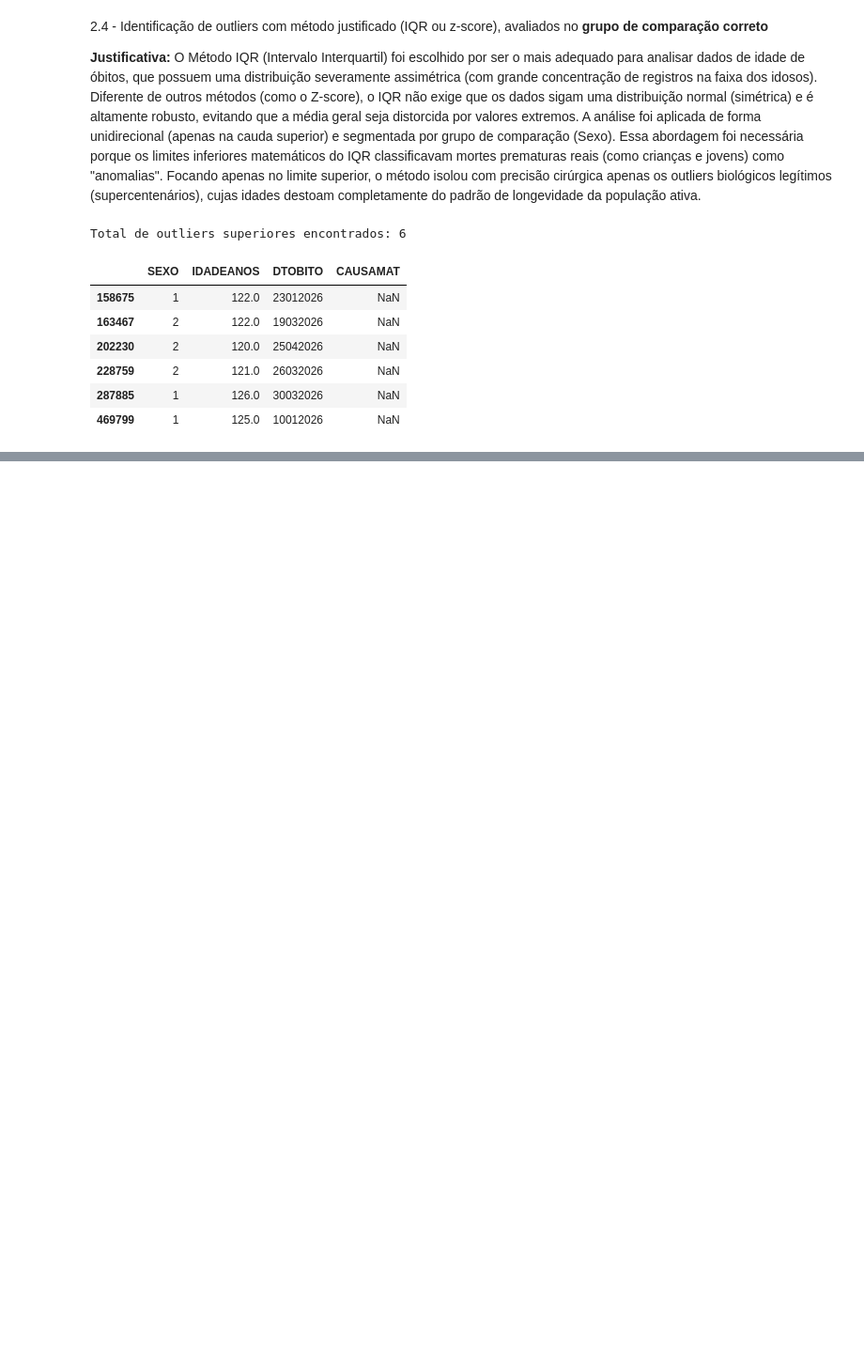
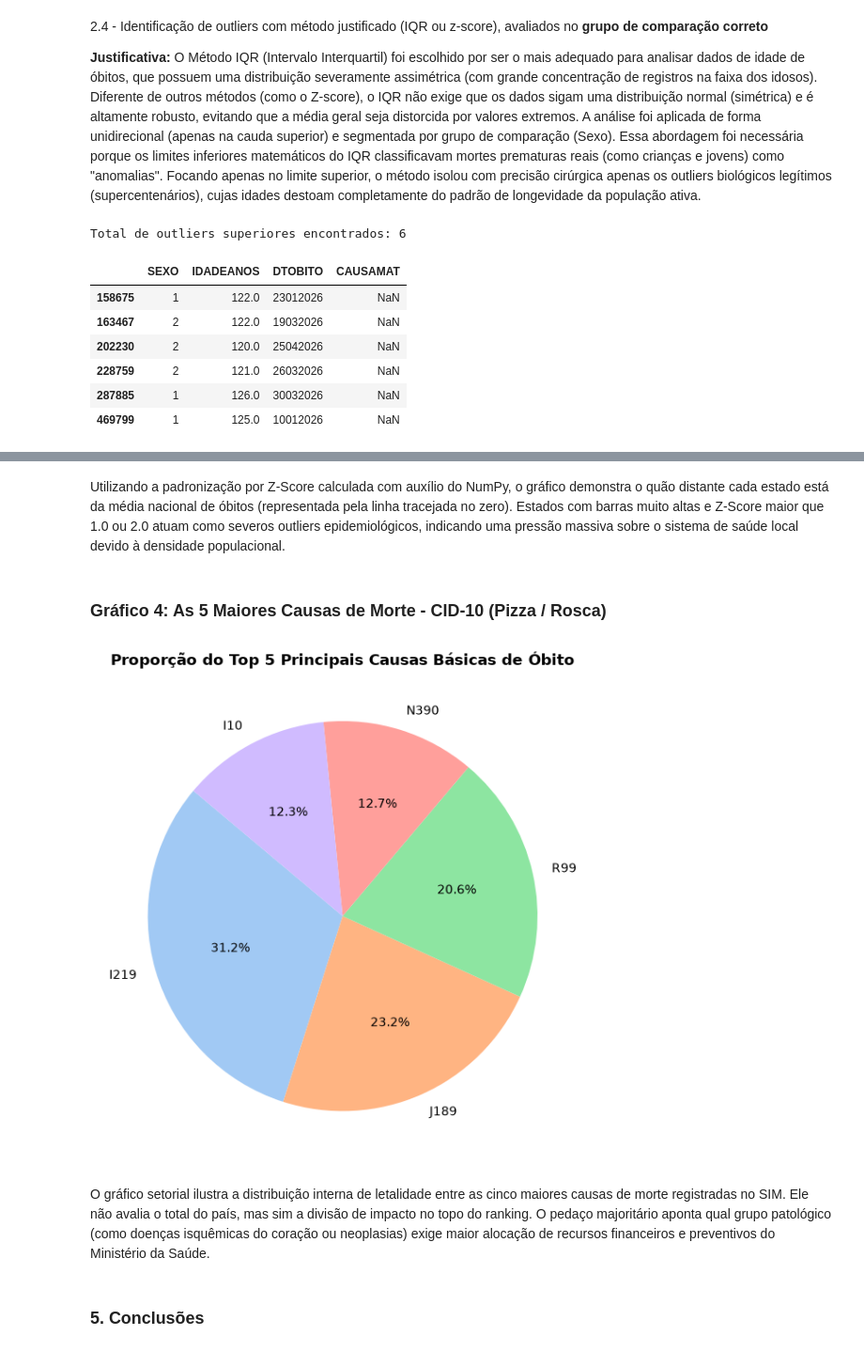
Before and after one commit to MatheusCabizuca/PROJETO_ADA_MODULO_1, a Jupyter notebook: notebooks/Projeto_Mortalidade_2026.ipynb, the cells around one changed output, grey strips where cells are left out. Shown at 94% size. Cells and saved outputs as stored; diff of their text form; code cells hidden in the pictures; blank space fills up the shorter version.

```diff
--- a/notebooks/Projeto_Mortalidade_2026.ipynb
+++ b/notebooks/Projeto_Mortalidade_2026.ipynb
@@ -367,0 +374,15 @@ mort_muni.head()
+# %%
+# --- 4. AS 5 MAIORES CAUSAS DE MORTE (CID-10) ---
+print("--- 4. AS 5 MAIORES CAUSAS DE MORTE (CID-10) ---")
+
+# Agrupando por código da causa básica (CID) para contar os óbitos e tirar a idade média
+causas_morte = mortalidade_completa.groupby('CAUSABAS').agg(
+    Total_Obitos=('DTOBITO', 'count'),
+    Idade_Media=('IDADEANOS', 'mean')
+).reset_index()
+
+# Ordenando para descobrir as 5 maiores causas
+maiores_causas = causas_morte.sort_values(by='Total_Obitos', ascending=False).head(5)
+
+# Exibe o resultado na tela
+maiores_causas
@@ -367,0 +397,20 @@ mort_muni.head()
+# %%
+cid_descricao = pd.read_excel('../dados/CID_DESCRICAO.xlsx')
+
+# 1. Garante que os códigos CID de ambas as tabelas não tenham espaços invisíveis
+maiores_causas['CAUSABAS'] = maiores_causas['CAUSABAS'].astype(str).str.strip()
+cid_descricao['CAUSABAS'] = cid_descricao['CAUSABAS'].astype(str).str.strip()
+
+# 2. Faz o cruzamento trazendo a coluna de descrição para o seu Top 5
+maiores_causas_com_nome = pd.merge(
+    maiores_causas,
+    cid_descricao[['CAUSABAS', 'DESCRICAO_CID']], # Traz apenas o código e o texto descritivo
+    on='CAUSABAS',
+    how='left'
+)
+
+# 3. Organiza as colunas de um jeito visualmente bonito para o relatório
+maiores_causas_com_nome = maiores_causas_com_nome[['CAUSABAS', 'DESCRICAO_CID', 'Total_Obitos', 'Idade_Media']]
+
+# Exibe o resultado final com a evidência numérica e a tradução do CID
+maiores_causas_com_nome
@@ -367,0 +501,18 @@ mort_muni.head()
+# %% [markdown]
+Utilizando a padronização por Z-Score calculada com auxílio do NumPy, o gráfico demonstra o quão distante cada estado está da média nacional de óbitos (representada pela linha tracejada no zero). Estados com barras muito altas e Z-Score maior que 1.0 ou 2.0 atuam como severos outliers epidemiológicos, indicando uma pressão massiva sobre o sistema de saúde local devido à densidade populacional.
+# %% [markdown]
+### Gráfico 4: As 5 Maiores Causas de Morte - CID-10 (Pizza / Rosca)
+# %%
+plt.figure(figsize=(6, 6))
+# Se você já tiver feito o merge do nome do CID, troque 'CAUSABAS' por 'DESCRICAO'
+plt.pie(maiores_causas['Total_Obitos'], labels=maiores_causas['CAUSABAS'], autopct='%1.1f%%',
+        startangle=140, colors=sns.color_palette('pastel'))
+plt.title('Proporção do Top 5 Principais Causas Básicas de Óbito', fontsize=12, fontweight='bold')
+plt.tight_layout()
+plt.show()
+# %% [output]
+[figure, added]
+# %% [markdown]
+O gráfico setorial ilustra a distribuição interna de letalidade entre as cinco maiores causas de morte registradas no SIM. Ele não avalia o total do país, mas sim a divisão de impacto no topo do ranking. O pedaço majoritário aponta qual grupo patológico (como doenças isquêmicas do coração ou neoplasias) exige maior alocação de recursos financeiros e preventivos do Ministério da Saúde.
+# %% [markdown]
+### 5. Conclusões
```
Also changed, not shown: parts of 32 cells of this notebook.
